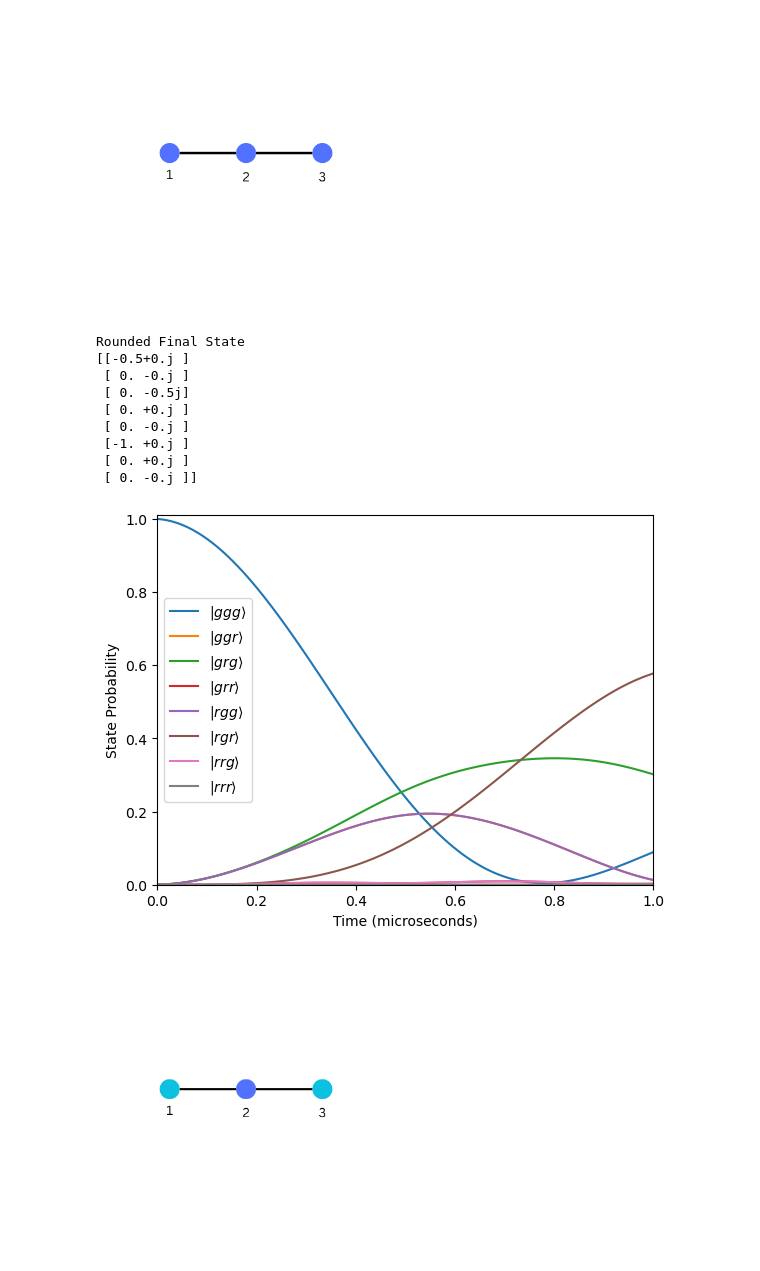
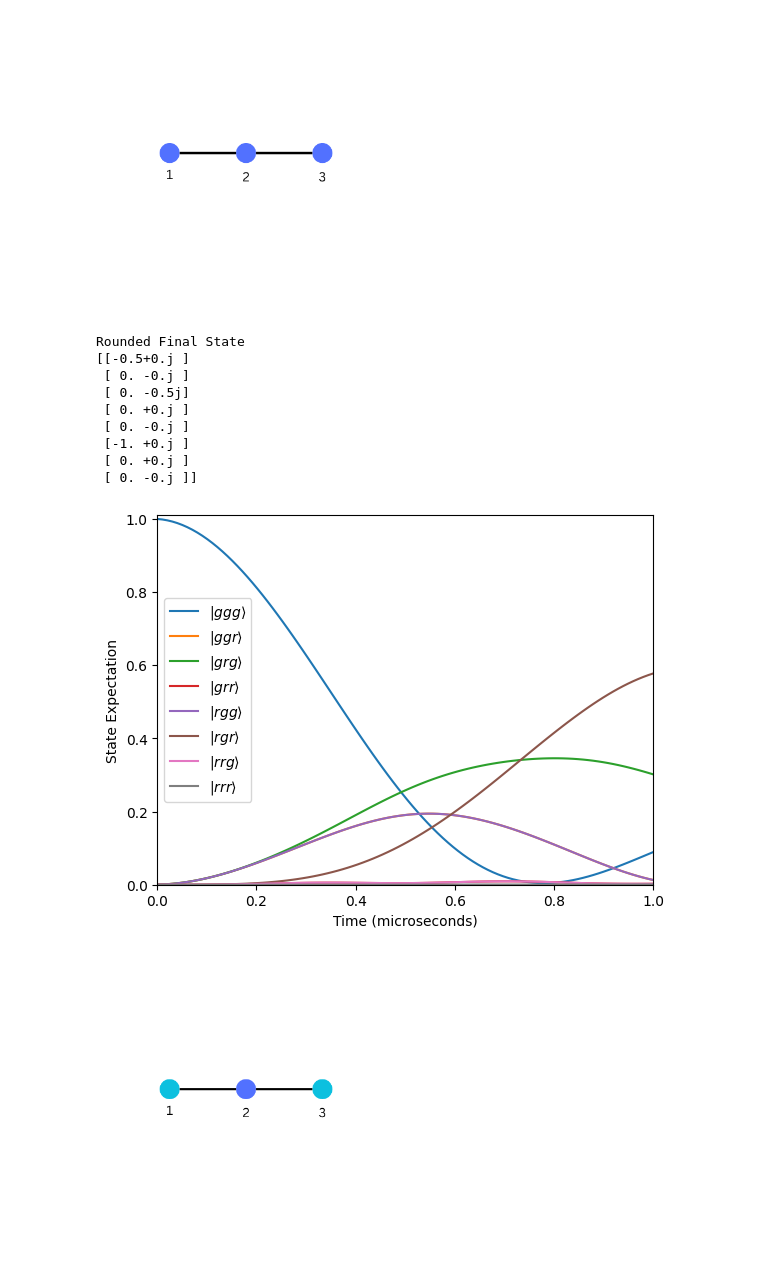
Before and after one commit to rdanto/MIS_Rydberg, a Jupyter notebook: MIS_code.ipynb, the cells around one changed output. Saved outputs shown, nothing was run; the diff lists cells and outputs as text; code cells hidden in the pictures.

```diff
--- a/MIS_code.ipynb
+++ b/MIS_code.ipynb
@@ -85,35 +85,35 @@ for d in detuning_list:
 print("Rounded Final State")
 print(np.round(2*psi)/2)
 print("\n")
 
 t = np.linspace(0, 0.1, 100)
 
 #Plot
 plt.plot(t*10, p_ggg, label=r'$|ggg\rangle$')
 plt.plot(t*10, p_ggr, label=r'$|ggr\rangle$')
 plt.plot(t*10, p_grg, label=r'$|grg\rangle$')
 plt.plot(t*10, p_grr, label=r'$|grr\rangle$')
 plt.plot(t*10, p_rgg, label=r'$|rgg\rangle$')
 plt.plot(t*10, p_rgr, label=r'$|rgr\rangle$')
 plt.plot(t*10, p_rrg, label=r'$|rrg\rangle$')
 plt.plot(t*10, p_rrr, label=r'$|rrr\rangle$')
 plt.ylim([0,1.01])
 plt.xlim([0,1])
 plt.legend()
-plt.ylabel('State Probability')
+plt.ylabel('State Expectation')
 plt.xlabel('Time (microseconds)')
 plt.show()
 # %% [output]
 Rounded Final State
 [[-0.5+0.j ]
  [ 0. -0.j ]
  [ 0. -0.5j]
  [ 0. +0.j ]
  [ 0. -0.j ]
  [-1. +0.j ]
  [ 0. +0.j ]
  [ 0. -0.j ]]
-[figure, old version]
+[figure, new version]
 # %%
 display.Image('./2.png', width = 300)
 # %% [output]
```
Also changed, not shown: parts of 3 cells of this notebook.
